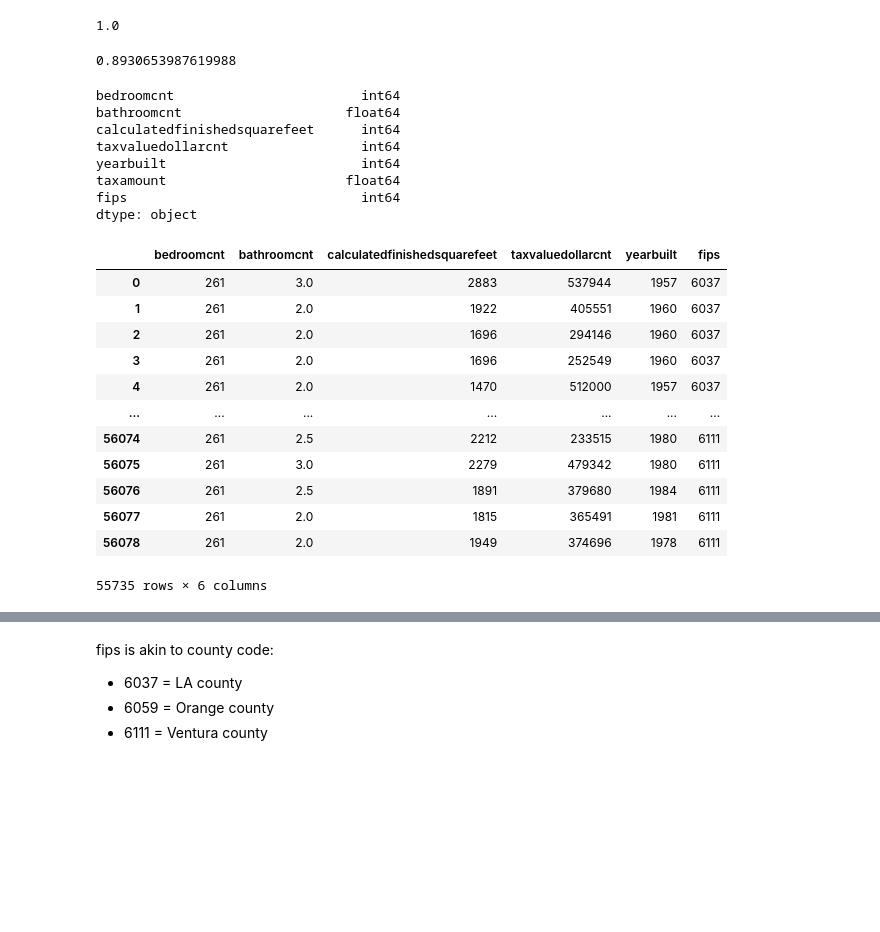
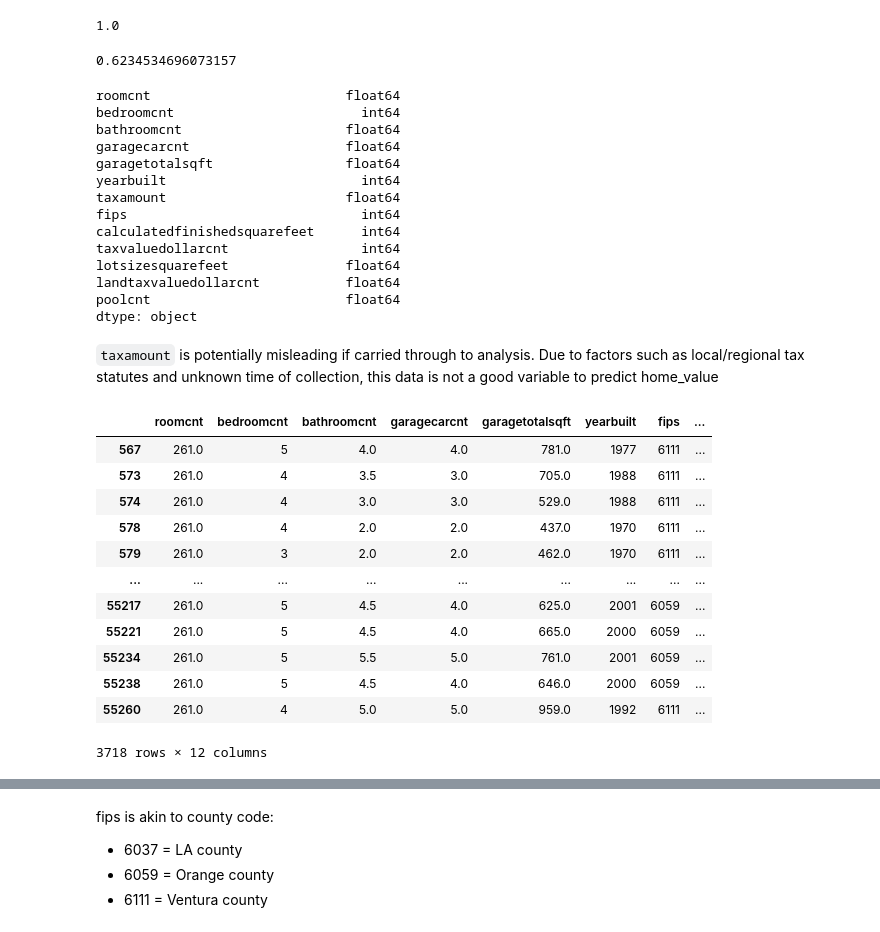
Before and after one commit to SchneemannDavid/regression_project, a Jupyter notebook: working_notebook.ipynb, the cells around one changed output, grey strips where cells are left out. Saved outputs shown, nothing was run; the diff lists cells and outputs as text; code cells hidden in the pictures; blank space fills up the shorter version.

```diff
--- a/working_notebook.ipynb
+++ b/working_notebook.ipynb
@@ -24,15 +24,22 @@ def get_db_url(database):
 # %%
 url = get_db_url('zillow')
 # %%
-df = pd.read_sql('''
+acquire_df = pd.read_sql('''
 SELECT  propertylandusetypeid
+        roomcnt,
         bedroomcnt,
         bathroomcnt,
+        fullbathcnt
+        garagecarcnt,
+        garagetotalsqft,
+        yearbuilt,
+        taxamount,
+        fips,
         calculatedfinishedsquarefeet,
         taxvaluedollarcnt,
-        yearbuilt,
-        taxamount,
-        fips
+        lotsizesquarefeet,
+        landtaxvaluedollarcnt,
+        poolcnt
 FROM properties_2017
 JOIN propertylandusetype USING (propertylandusetypeid)
 JOIN predictions_2017 ON properties_2017.id = predictions_2017.id
@@ -140,5 +231,5 @@ Name: fips, dtype: int64
 - Year built, FIPS, and taxvaluedollarcnt can be converted to integers w/o data loss
 # %%
 # Dropping nulls due to relative insignificance to overall dataset
-df = df.dropna()
+acquire_df = acquire_df.dropna()
 # %%
@@ -169,41 +266,49 @@ memory usage: 3.4 MB
 # %% [output]
 1.0
 # %%
-(df.bathroomcnt == df.bathroomcnt.astype(int)).mean()
+(acquire_df.bathroomcnt == acquire_df.bathroomcnt.astype(int)).mean()
 # %% [output]
-0.8930653987619988
+0.6234534696073157
 # %%
 # fips, yearbuilt, and bedrooms can be integers
-df["fips"] = df["fips"].astype(int)
-df["yearbuilt"] = df["yearbuilt"].astype(int)
-df["bedroomcnt"] = df["bedroomcnt"].astype(int)
-df["taxvaluedollarcnt"] = df["taxvaluedollarcnt"].astype(int)
-df["calculatedfinishedsquarefeet"] = df["calculatedfinishedsquarefeet"].astype(int)
+acquire_df["fips"] = acquire_df["fips"].astype(int)
+acquire_df["yearbuilt"] = acquire_df["yearbuilt"].astype(int)
+acquire_df["bedroomcnt"] = acquire_df["bedroomcnt"].astype(int)
+acquire_df["taxvaluedollarcnt"] = acquire_df["taxvaluedollarcnt"].astype(int)
+acquire_df["calculatedfinishedsquarefeet"] = acquire_df["calculatedfinishedsquarefeet"].astype(int)
 # %%
-df.dtypes
+acquire_df.dtypes
 # %% [output]
+roomcnt                         float64
 bedroomcnt                        int64
 bathroomcnt                     float64
-calculatedfinishedsquarefeet      int64
-taxvaluedollarcnt                 int64
+garagecarcnt                    float64
+garagetotalsqft                 float64
 yearbuilt                         int64
 taxamount                       float64
 fips                              int64
+calculatedfinishedsquarefeet      int64
+taxvaluedollarcnt                 int64
+lotsizesquarefeet               float64
+landtaxvaluedollarcnt           float64
+poolcnt                         float64
 dtype: object
+# %% [markdown]
+`taxamount` is potentially misleading if carried through to analysis. Due to factors such as local/regional tax statutes and unknown time of collection, this data is not a good variable to predict home_value
 # %%
-df.drop(columns = 'taxamount')
+acquire_df.drop(columns = 'taxamount')
 # %% [output]
-|  | bedroomcnt | bathroomcnt | calculatedfinishedsquarefeet | taxvaluedollarcnt | yearbuilt | fips |
-| 0 | 261 | 3.0 | 2883 | 537944 | 1957 | 6037 |
-| 1 | 261 | 2.0 | 1922 | 405551 | 1960 | 6037 |
-| 2 | 261 | 2.0 | 1696 | 294146 | 1960 | 6037 |
-| 3 | 261 | 2.0 | 1696 | 252549 | 1960 | 6037 |
-| 4 | 261 | 2.0 | 1470 | 512000 | 1957 | 6037 |
-| ... | ... | ... | ... | ... | ... | ... |
-| 56074 | 261 | 2.5 | 2212 | 233515 | 1980 | 6111 |
-| 56075 | 261 | 3.0 | 2279 | 479342 | 1980 | 6111 |
-| 56076 | 261 | 2.5 | 1891 | 379680 | 1984 | 6111 |
-| 56077 | 261 | 2.0 | 1815 | 365491 | 1981 | 6111 |
-| 56078 | 261 | 2.0 | 1949 | 374696 | 1978 | 6111 |
+|  | roomcnt | bedroomcnt | bathroomcnt | garagecarcnt | garagetotalsqft | yearbuilt | fips | ... |
+| 567 | 261.0 | 5 | 4.0 | 4.0 | 781.0 | 1977 | 6111 | ... |
+| 573 | 261.0 | 4 | 3.5 | 3.0 | 705.0 | 1988 | 6111 | ... |
+| 574 | 261.0 | 4 | 3.0 | 3.0 | 529.0 | 1988 | 6111 | ... |
+| 578 | 261.0 | 4 | 2.0 | 2.0 | 437.0 | 1970 | 6111 | ... |
+| 579 | 261.0 | 3 | 2.0 | 2.0 | 462.0 | 1970 | 6111 | ... |
+| ... | ... | ... | ... | ... | ... | ... | ... | ... |
+| 55217 | 261.0 | 5 | 4.5 | 4.0 | 625.0 | 2001 | 6059 | ... |
+| 55221 | 261.0 | 5 | 4.5 | 4.0 | 665.0 | 2000 | 6059 | ... |
+| 55234 | 261.0 | 5 | 5.5 | 5.0 | 761.0 | 2001 | 6059 | ... |
+| 55238 | 261.0 | 5 | 4.5 | 4.0 | 646.0 | 2000 | 6059 | ... |
+| 55260 | 261.0 | 4 | 5.0 | 5.0 | 959.0 | 1992 | 6111 | ... |
-55735 rows × 6 columns
+3718 rows × 12 columns
 # %%
```
Also changed, not shown: parts of 33 cells of this notebook, 2 other files.
